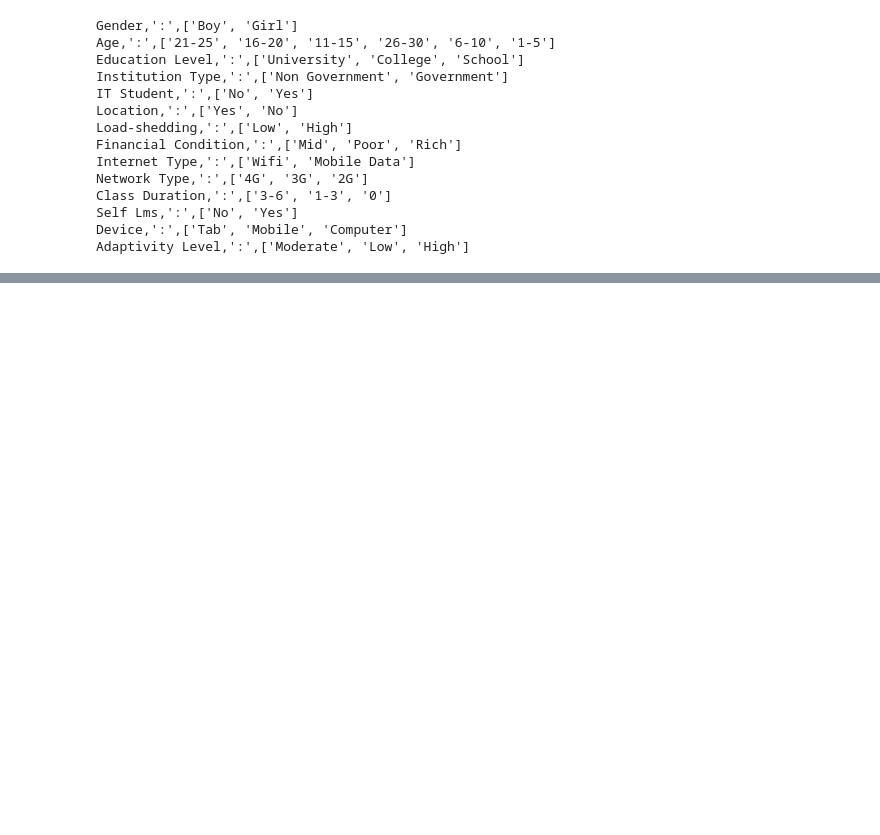
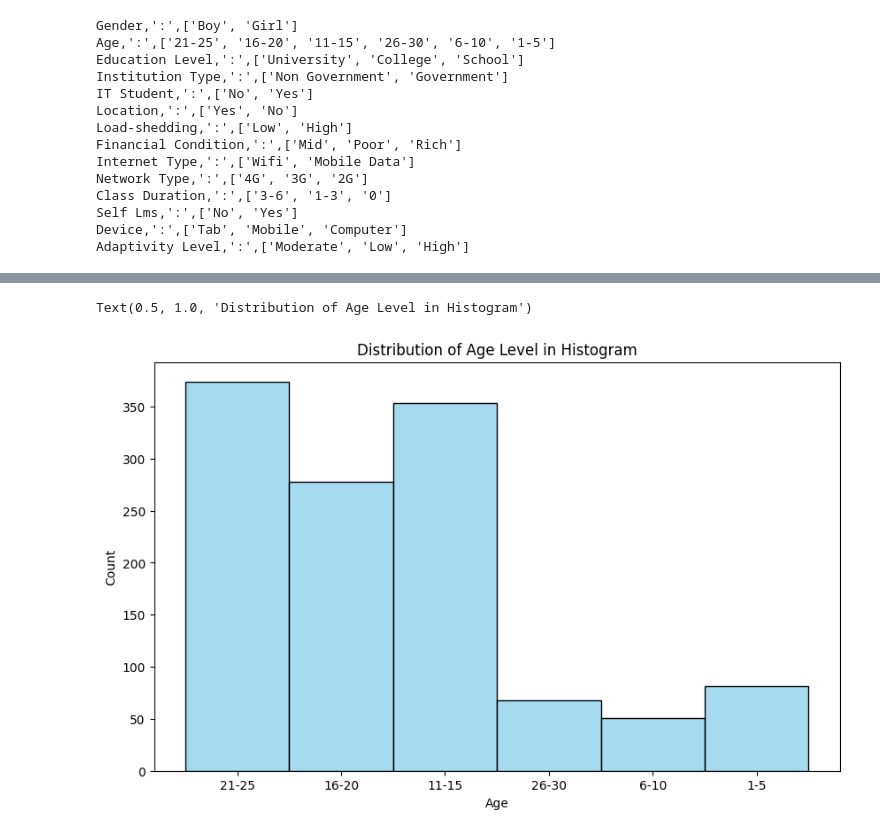
Before and after one commit to Diwash17/IPL-project-, a Jupyter notebook: Students_adaptability_in_online_education_.ipynb, the cells around one changed output, grey strips where cells are left out. Drawn from its saved outputs; the diff is of its cells as text; code cells hidden in the pictures; blank space fills up the shorter version.

```diff
--- a/Students_adaptability_in_online_education_.ipynb
+++ b/Students_adaptability_in_online_education_.ipynb
@@ -168,0 +177,7 @@ px.pie(df,'Institution Type')
+# %%
+plt.figure(figsize=(10, 6))
+sns.histplot(df['Age'],color='skyblue')
+plt.title('Distribution of Age Level in Histogram')
+# %% [output]
+Text(0.5, 1.0, 'Distribution of Age Level in Histogram')
+[figure, added]
```
Also changed, not shown: parts of 5 cells of this notebook.
